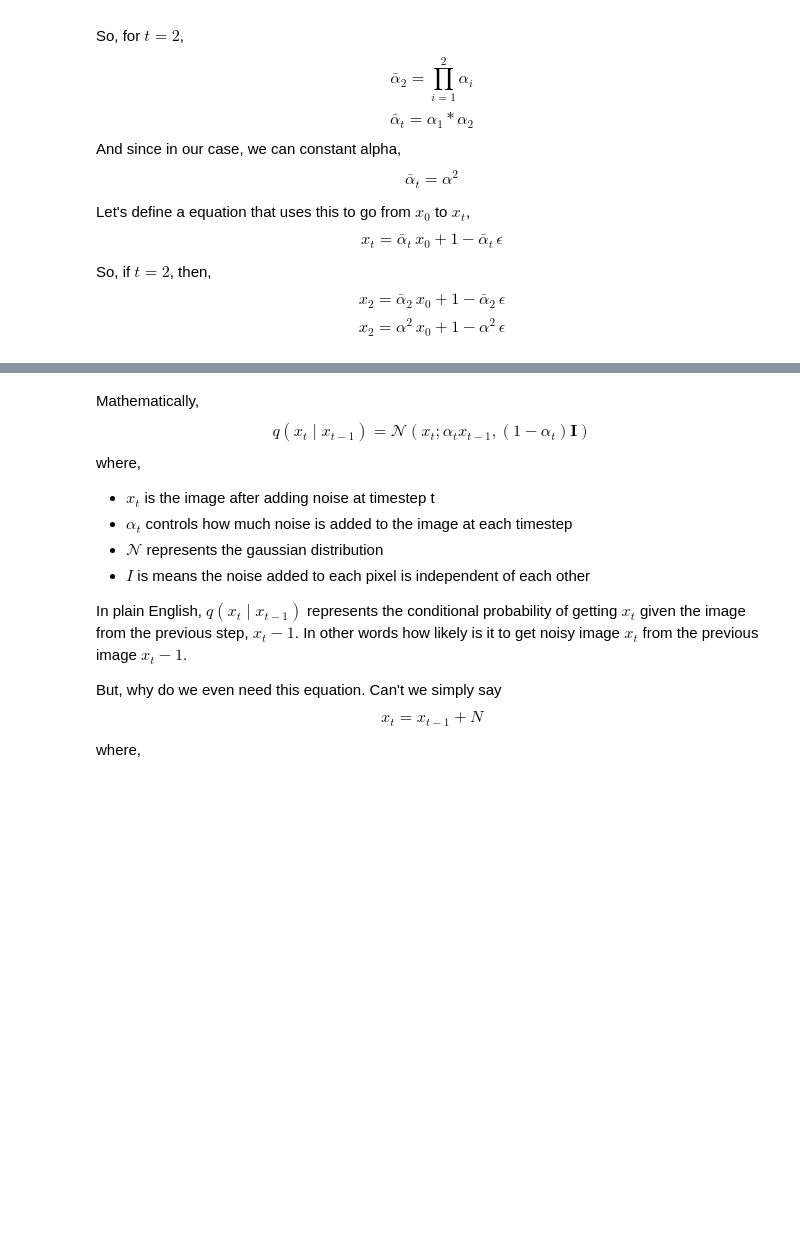
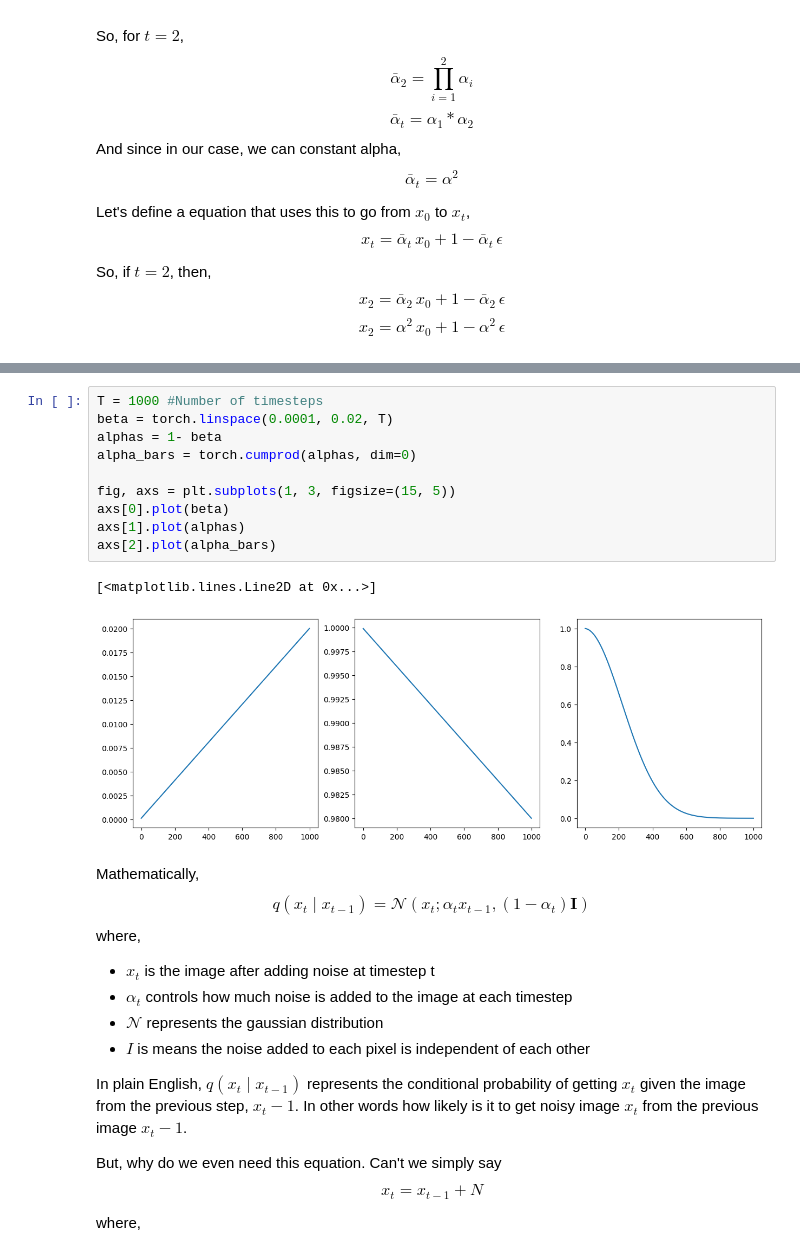
Before and after one commit to phospheneai/intro-to-diffusion-models, a Jupyter notebook: 1- Basics of diffusion.ipynb, the cells around one changed output, grey strips where cells are left out. Saved outputs shown, nothing was run; the diff lists cells and outputs as text; blank space fills up the shorter version.

```diff
--- a/1- Basics of diffusion.ipynb
+++ b/1- Basics of diffusion.ipynb
@@ -228,3 +277,16 @@ There you go. So, we now have a simple formula that allows us to directly go fro
+# %%
+T = 1000 #Number of timesteps
+beta = torch.linspace(0.0001, 0.02, T)
+alphas = 1- beta
+alpha_bars = torch.cumprod(alphas, dim=0)
+
+fig, axs = plt.subplots(1, 3, figsize=(15, 5))
+axs[0].plot(beta)
+axs[1].plot(alphas)
+axs[2].plot(alpha_bars)
+# %% [output]
+[<matplotlib.lines.Line2D at 0x...>]
+[figure, added]
 # %% [markdown]
 
 Mathematically, $$q(x_t \mid x_{t-1}) = \mathcal{N}(x_t; \alpha_t x_{t-1}, (1-\alpha_t)\mathbf{I})$$
```
Also changed, not shown: parts of 13 cells of this notebook, 1 other file.
